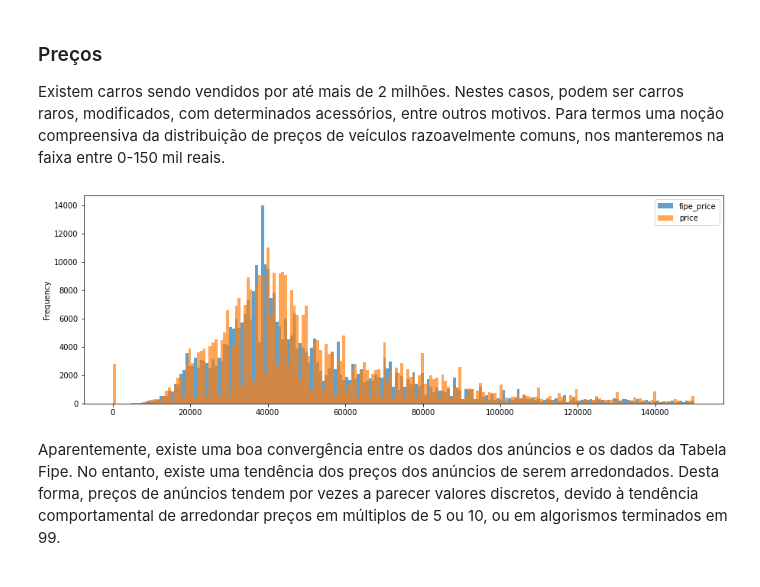
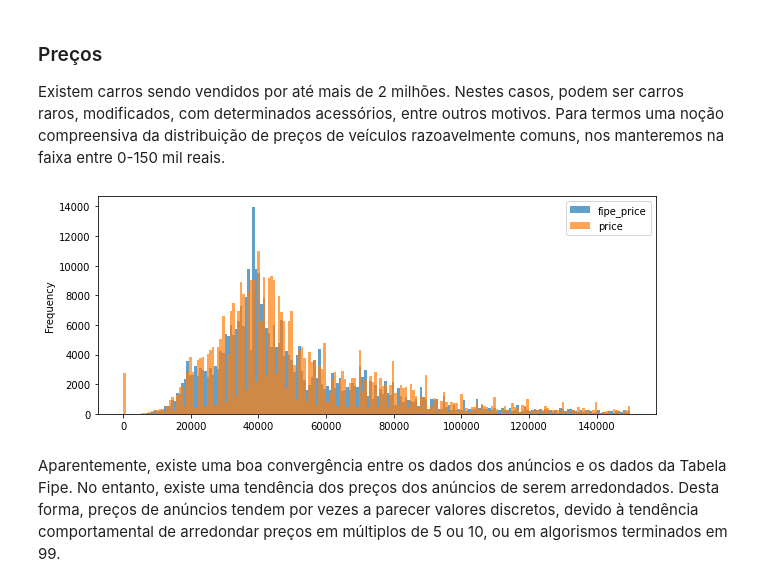
Before and after one commit to pedroafleite/mobiauto, a Jupyter notebook: car_data.ipynb, the cells around one changed output. Drawn from its saved outputs; the diff is of its cells as text; code cells hidden in the pictures.

```diff
--- a/car_data.ipynb
+++ b/car_data.ipynb
@@ -137,9 +169,9 @@ A partir da matriz de correlação acima, podemos tirar as seguintes conclusões
 Existem carros sendo vendidos por até mais de 2 milhões. Nestes casos, podem ser carros raros, modificados, com determinados acessórios, entre outros motivos. Para termos uma noção compreensiva da distribuição de preços de veículos razoavelmente comuns, nos manteremos na faixa entre 0-150 mil reais.
 # %%
 # histogram
-car[['fipe_price', 'price']].plot(kind='hist', alpha=0.7, bins=200, range=[0,1.5*10**5], figsize=(15,5));
+car[['fipe_price', 'price']].plot(kind='hist', alpha=0.7, bins=200, range=[0,1.5*10**5], figsize=(10,4));
 # %% [output]
-[figure, old version]
+[figure, new version]
 # %% [markdown]
 Aparentemente, existe uma boa convergência entre os dados dos anúncios e os dados da Tabela Fipe. No entanto, existe uma tendência dos preços dos anúncios de serem arredondados. Desta forma, preços de anúncios tendem por vezes a parecer valores discretos, devido à tendência comportamental de arredondar preços em múltiplos de 5 ou 10, ou em algorismos terminados em 99.
 # %%
```
Also changed, not shown: parts of 55 cells of this notebook.
